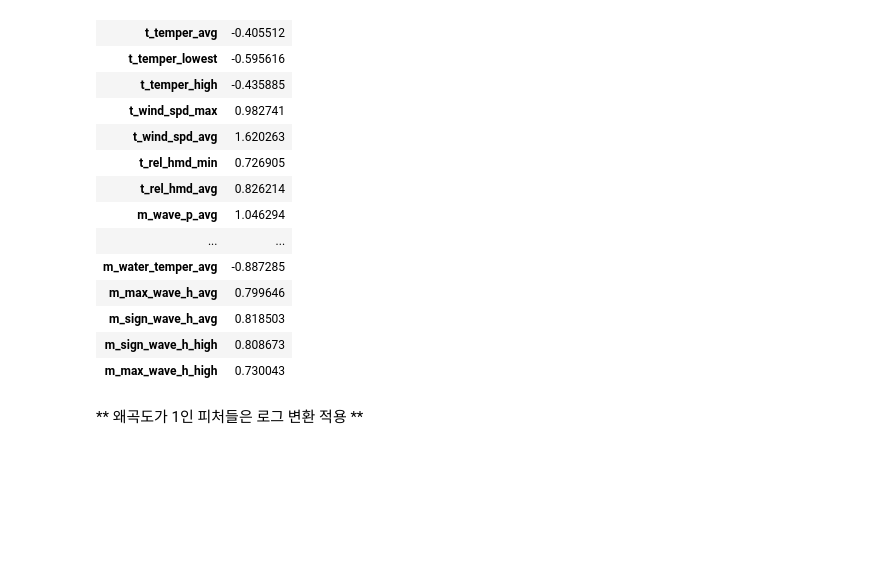
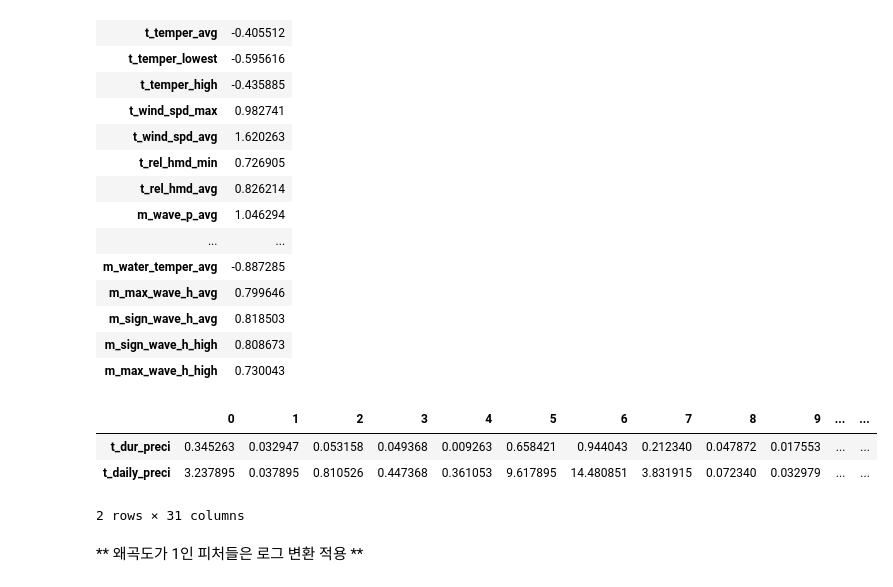
Before and after one commit to meowpunch/bobsim-research, a Jupyter notebook: src/main/python/analysis_open_data_weather.ipynb, the cells around one changed output. Saved outputs shown, nothing was run; the diff lists cells and outputs as text; code cells hidden in the pictures; blank space fills up the shorter version.

```diff
--- a/src/main/python/analysis_open_data_weather.ipynb
+++ b/src/main/python/analysis_open_data_weather.ipynb
@@ -140,6 +140,13 @@ skew_features.to_frame().rename(columns={0:"skew"})
 | m_sign_wave_h_avg | 0.818503 |
 | m_sign_wave_h_high | 0.808673 |
 | m_max_wave_h_high | 0.730043 |
+# %%
+clean_df[['t_dur_preci', 't_daily_preci']].T
+# %% [output]
+|  | 0 | 1 | 2 | 3 | 4 | 5 | 6 | 7 | 8 | 9 | ... | ... |
+| t_dur_preci | 0.345263 | 0.032947 | 0.053158 | 0.049368 | 0.009263 | 0.658421 | 0.944043 | 0.212340 | 0.047872 | 0.017553 | ... | ... |
+| t_daily_preci | 3.237895 | 0.037895 | 0.810526 | 0.447368 | 0.361053 | 9.617895 | 14.480851 | 3.831915 | 0.072340 | 0.032979 | ... | ... |
+2 rows × 31 columns
 # %% [markdown]
 ** 왜곡도가 1인 피처들은 로그 변환 적용 **
 # %%
```
Also changed, not shown: parts of 2 cells of this notebook, 13 other files.
